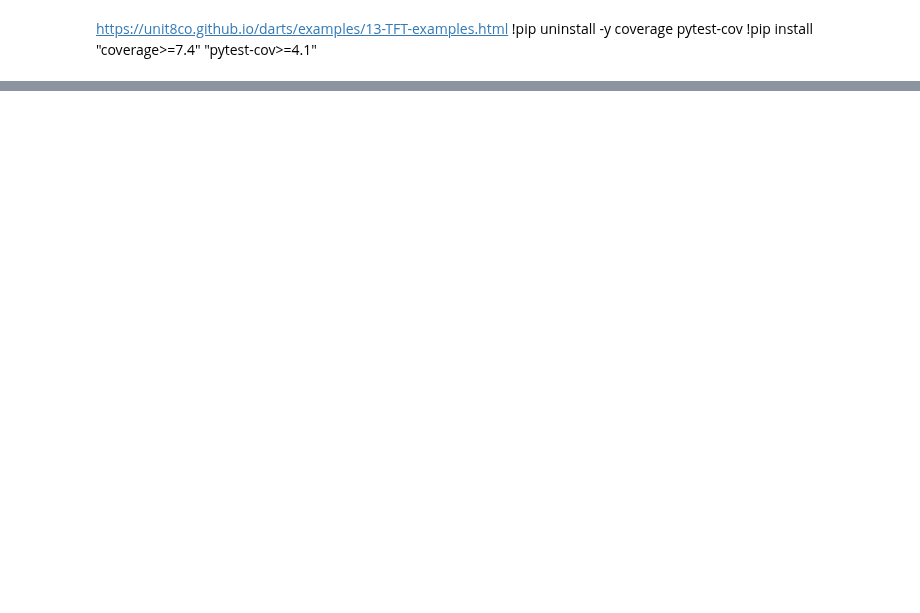
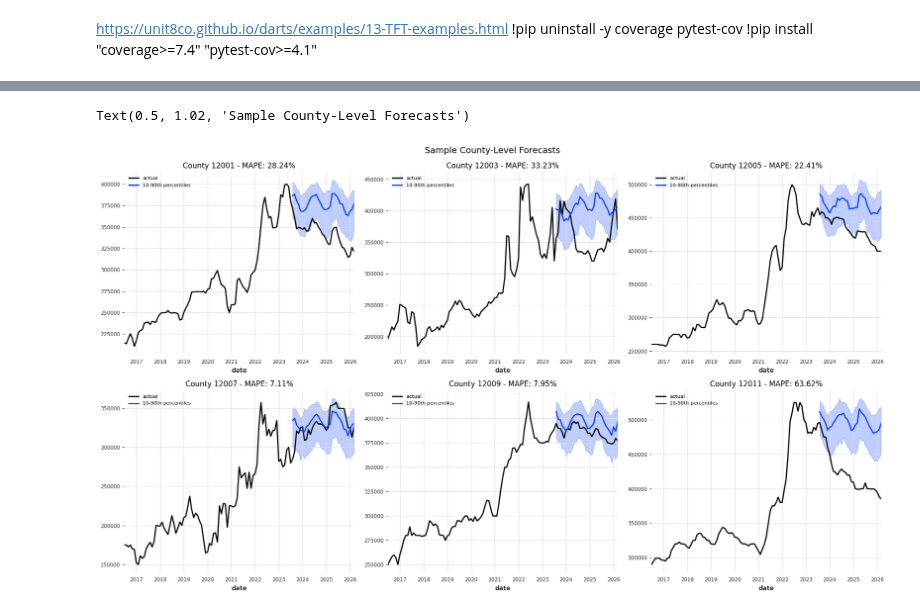
Before and after one commit to walde363/covid-housing-forecast, a Jupyter notebook: notebooks/TFT.ipynb, the cells around one changed output, grey strips where cells are left out. Cells and saved outputs as stored; diff of their text form; code cells hidden in the pictures; blank space fills up the shorter version.

```diff
--- a/notebooks/TFT.ipynb
+++ b/notebooks/TFT.ipynb
@@ -388,20 +379,22 @@ eval_model(my_model, 24, series_transformed, val_transformed)
 # %%
-# Example: backtest for each state
-state_backtests = {}
-for state, model in state_models.items():
-    data = results[state]
-    backtest_series = model.historical_forecasts(
-        data['series_transformed'],
-        future_covariates=data['future_covariates_transformed'],
-        past_covariates=data['past_covariates_transformed'],
-        start=data['train'].end_time() + data['train'].freq,
-        num_samples=num_samples,
-        forecast_horizon=forecast_horizon,
-        stride=forecast_horizon,
-        last_points_only=False,
-        retrain=False,
-        verbose=True,
-    )
-    state_backtests[state] = backtest_series
-# Now state_backtests[state] contains the backtest series for each state
+# Plot a few individual county forecasts for inspection
+sample_fips = list(county_results.keys())[:6]  # first 6 counties
+
+fig, axes = plt.subplots(2, 3, figsize=(18, 10))
+axes = axes.flatten()
+
+for ax, fips in zip(axes, sample_fips):
+    data = county_results[fips]
+    scaler = data['scaler_target']
+    pred_inv = scaler.inverse_transform(county_preds[fips])
+    actual_inv = scaler.inverse_transform(data['series_transformed'])
+
+    plt.sca(ax)
+    actual_inv[: pred_inv.end_time()].plot(label="actual")
+    pred_inv.plot(low_quantile=low_q, high_quantile=high_q, label=label_q_inner)
+    ax.set_title(f"County {fips} - MAPE: {county_mapes[fips]:.2f}%")
+    ax.legend(fontsize=8)
+
+plt.tight_layout()
+plt.suptitle("Sample County-Level Forecasts", y=1.02, fontsize=14)
 # %% [output]
@@ -410 +401,3 @@ for state, model in state_models.items():
+Text(0.5, 1.02, 'Sample County-Level Forecasts')
+[figure, added]
 # %%
```
Also changed, not shown: parts of 15 cells of this notebook, 1 other file.
